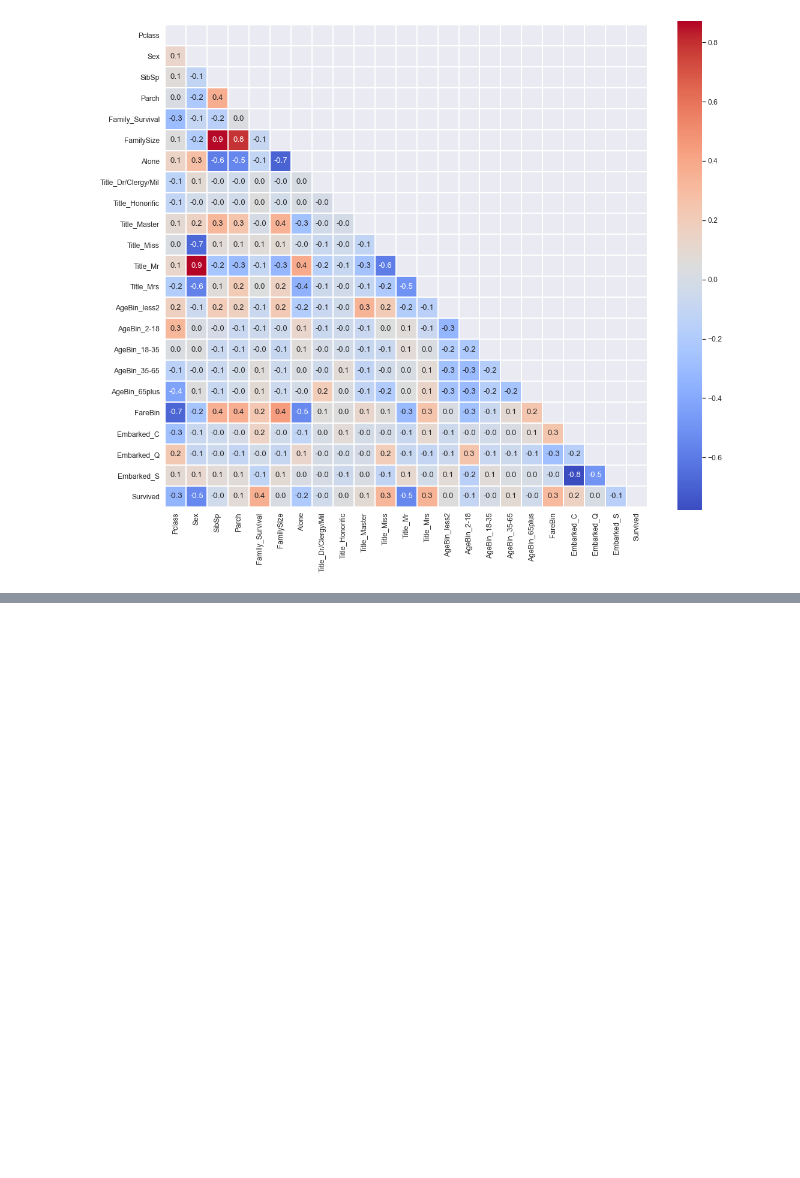
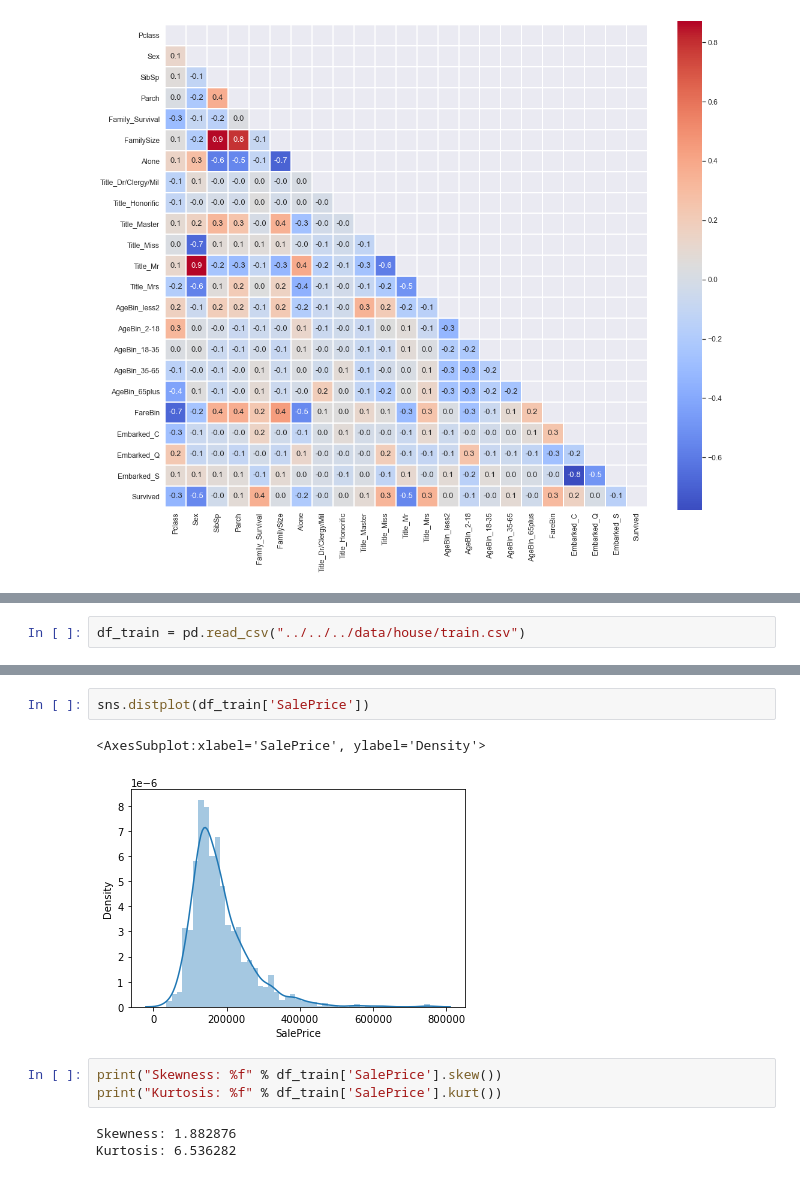
Before and after one commit to CEOJINSUNG/Bigdata, a Jupyter notebook: BigData Study/1주차_데이터 전처리&EDA.ipynb, the cells around one changed output, grey strips where cells are left out. Saved outputs shown, nothing was run; the diff lists cells and outputs as text; blank space fills up the shorter version.

```diff
--- a/BigData Study/1주차_데이터 전처리&EDA.ipynb
+++ b/BigData Study/1주차_데이터 전처리&EDA.ipynb
@@ -1395,0 +1408,2 @@ plt.show()
+# %%
+df_train = pd.read_csv("../../../data/house/train.csv")
@@ -1395,0 +1443,11 @@ plt.show()
+# %%
+sns.distplot(df_train['SalePrice'])
+# %% [output]
+<AxesSubplot:xlabel='SalePrice', ylabel='Density'>
+[figure, added]
+# %%
+print("Skewness: %f" % df_train['SalePrice'].skew())
+print("Kurtosis: %f" % df_train['SalePrice'].kurt())
+# %% [output]
+Skewness: 1.882876
+Kurtosis: 6.536282
```
Also changed, not shown: parts of 28 cells of this notebook.
